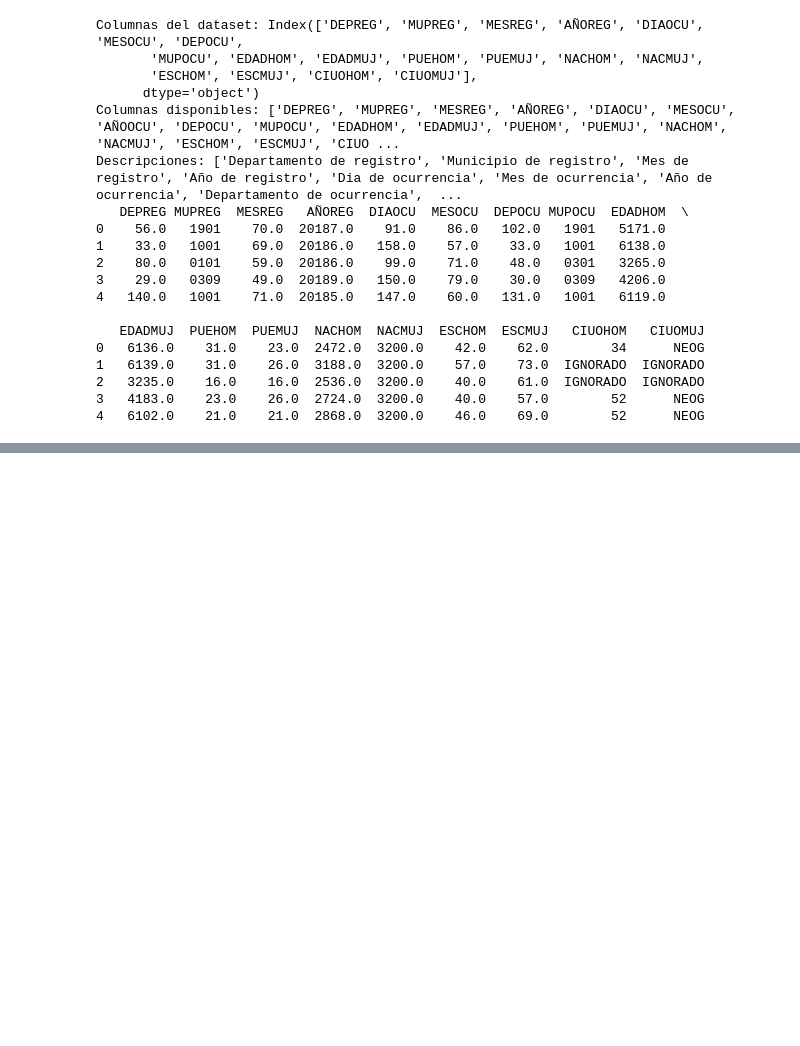
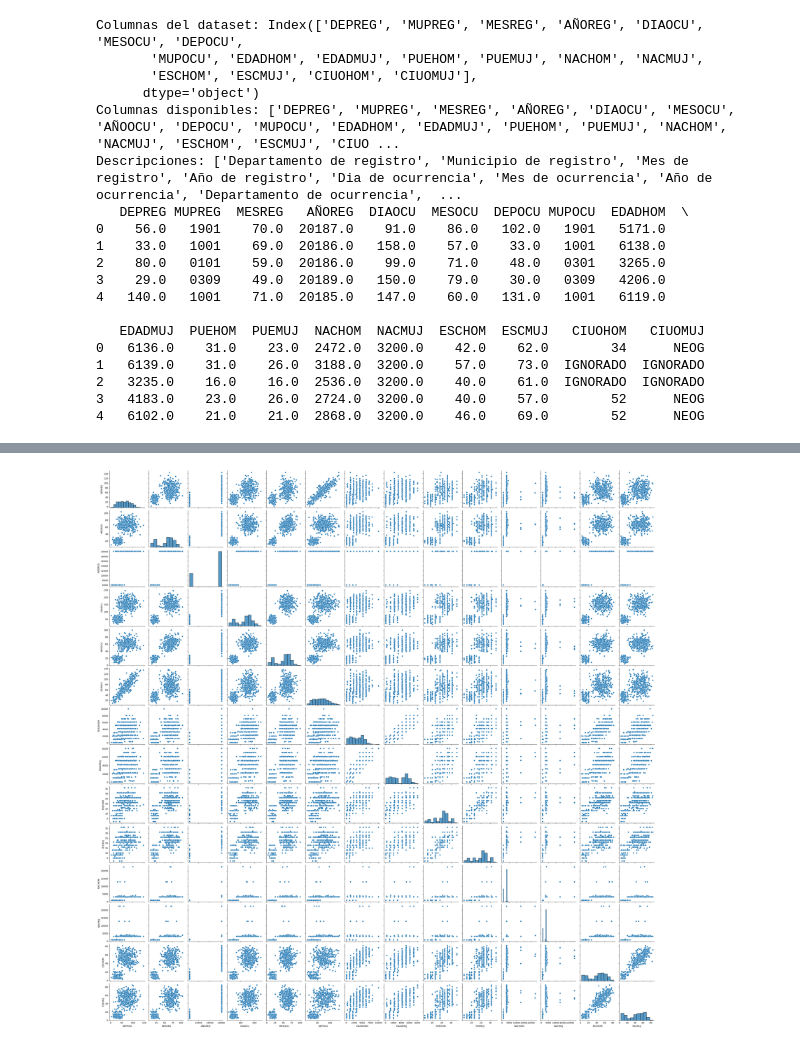
Before and after one commit to Saiyan-Javi/Proyecto_3_Mineria, a Jupyter notebook: Proyecto3_Entrega1.ipynb, the cells around one changed output, grey strips where cells are left out. Drawn from its saved outputs; the diff is of its cells as text; code cells hidden in the pictures; blank space fills up the shorter version.

```diff
--- a/Proyecto3_Entrega1.ipynb
+++ b/Proyecto3_Entrega1.ipynb
@@ -109,0 +197,6 @@ pyreadstat.write_sav(combined_df, output_path, column_labels=column_labels)
+# %%
+# Visualizaciones
+sns.pairplot(combined_df.select_dtypes(include=['float64', 'int64']).sample(500))
+plt.show()
+# %% [output]
+[figure, added]
```
Also changed, not shown: parts of 8 cells of this notebook.
